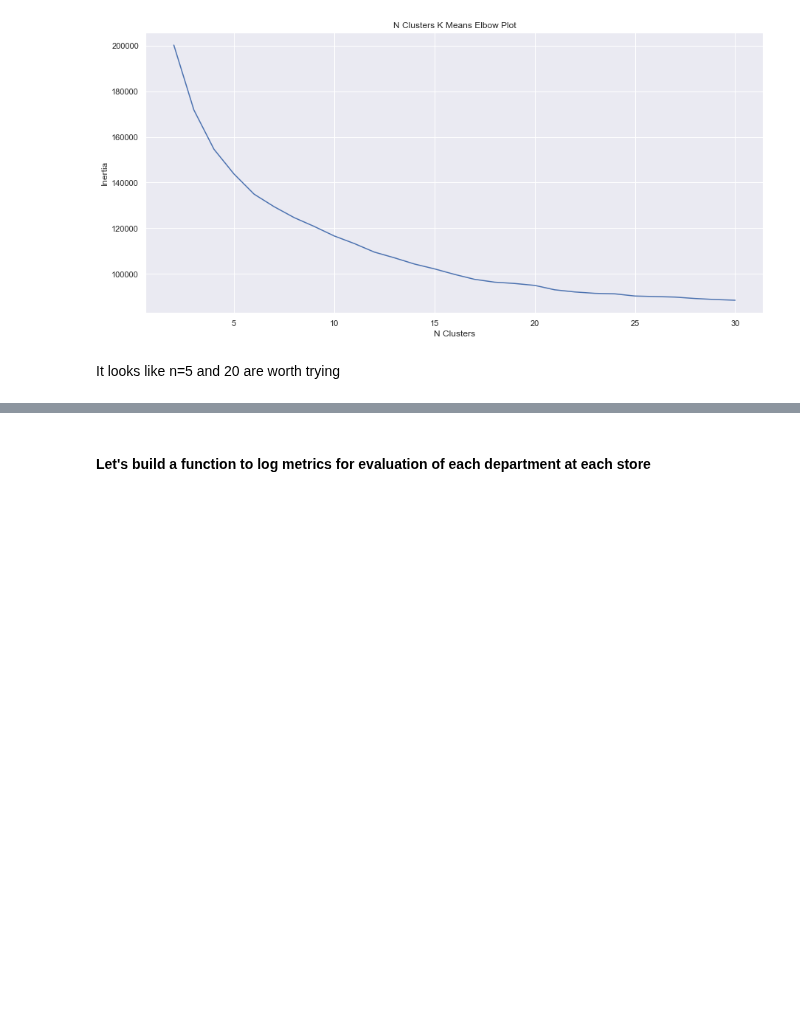
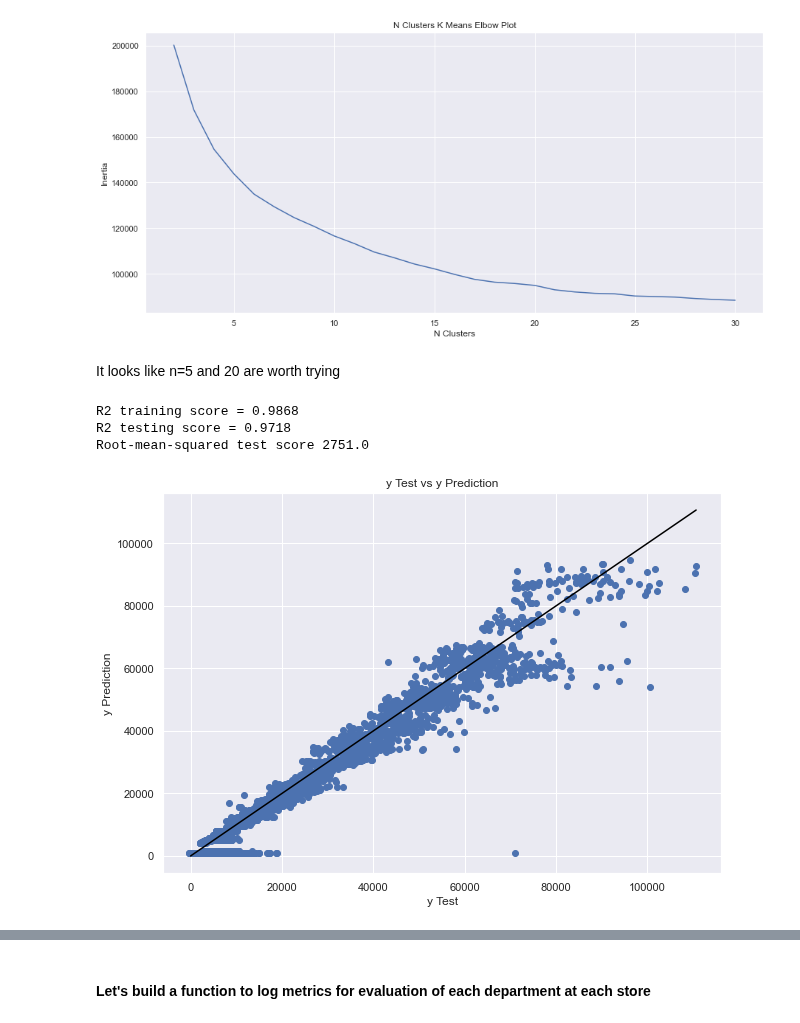
Before and after one commit to Dylan-C-Neal/capstone1-retail_forecasting, a Jupyter notebook: notebooks/C1S4-Modeling.ipynb, the cells around one changed output, grey strips where cells are left out. Cells and saved outputs as stored; diff of their text form; code cells hidden in the pictures; blank space fills up the shorter version.

Commit message:
completed clustering modeling pipeline

```diff
--- a/notebooks/C1S4-Modeling.ipynb
+++ b/notebooks/C1S4-Modeling.ipynb
@@ -465,0 +464,27 @@ notify.send('KMeans Elbow Plot Complete')
+# %%
+def clustermodeling(clusters, depth, X_train, y_train, X_test, y_test):
+    kmn = KMeans(n_clusters=clusters, random_state=42)
+    kmn.fit(X_train)
+    kmntrain = kmn.labels_
+    kmntest = kmn.predict(X_test)
+    X_train['cluster'] = kmntrain
+    clusterDumTrain = pd.get_dummies(X_train['cluster'], prefix='Cluster', drop_first=True)
+    X_train = X_train.join(clusterDumTrain)
+    X_test['cluster'] = kmntest
+    clusterDumTest = pd.get_dummies(X_test['cluster'], prefix='Cluster', drop_first=True)
+    X_test = X_test.join(clusterDumTest)
+    setdif = np.setdiff1d(X_train.cluster.unique(), X_test.cluster.unique())
+    for i in setdif:
+        X_test['cluster_' + str(i)] = np.zeros(shape=(X_test.shape[0], 1))
+    X_train = X_train.drop(columns='cluster')
+    X_test = X_test.drop(columns='cluster')
+    RFreg = RandomForestRegressor(max_depth=depth, random_state=42)
+    modeling(RFreg, X_train, np.ravel(y_train), X_test, np.ravel(y_test))
+# %%
+%%time
+clustermodeling(5, 19, X_train0, y_train0, X_test0, y_test0)
+# %% [output]
+R2 training score = 0.9868
+R2 testing score = 0.9718
+Root-mean-squared test score 2751.0
+[figure, added]
```
Also changed, not shown: parts of 18 cells of this notebook.
